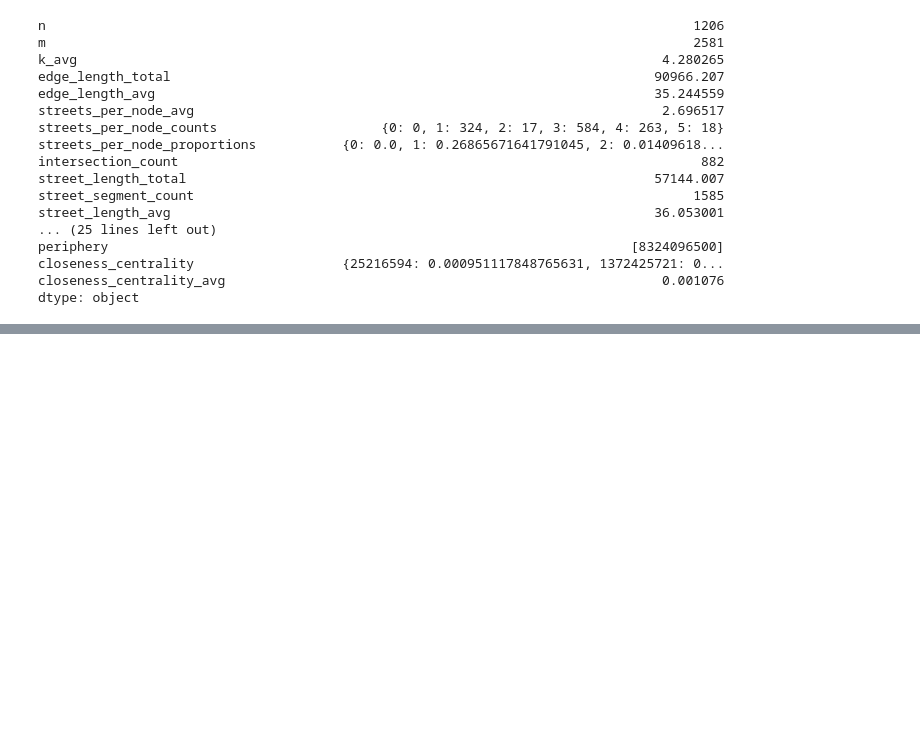
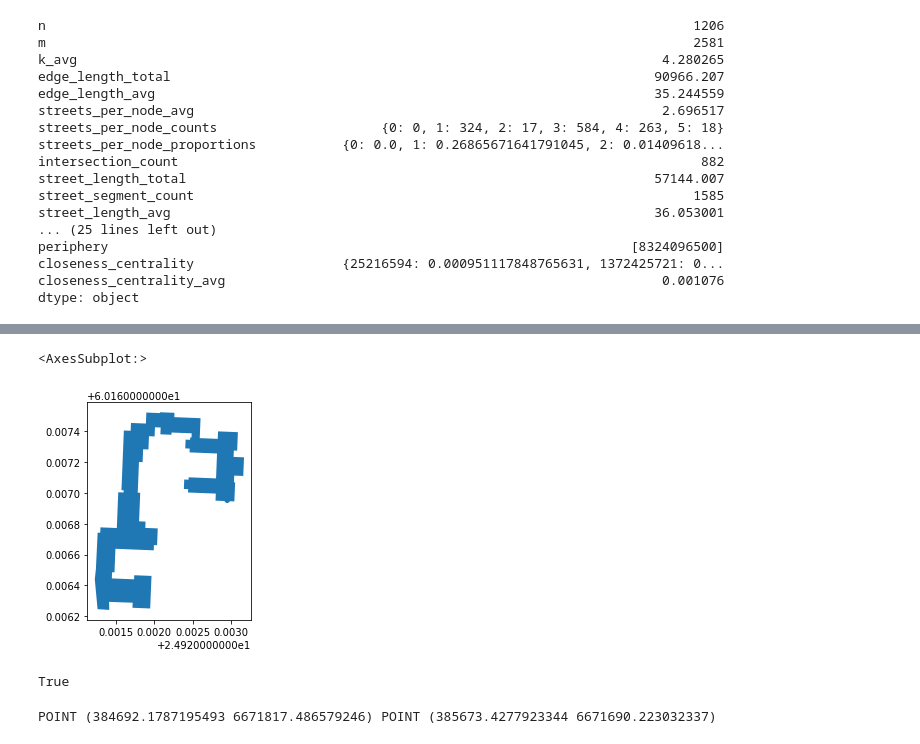
Before and after one commit to Joe-Degs/AutoGIS, a Jupyter notebook: lesson6/network_analysis.ipynb, the cells around one changed output, grey strips where cells are left out. Cells and saved outputs as stored; diff of their text form; code cells hidden in the pictures; blank space fills up the shorter version.

```diff
--- a/lesson6/network_analysis.ipynb
+++ b/lesson6/network_analysis.ipynb
@@ -181,0 +184,4 @@ dtype: object
+# %%
+placename = "Maria 01, Helsinki"
+geocoded_place = ox.geocode_to_gdf(placename)
+geocoded_place
@@ -181,0 +191,5 @@ dtype: object
+# %%
+geocoded_place.plot()
+# %% [output]
+<AxesSubplot:>
+[figure, added]
@@ -181,0 +198,4 @@ dtype: object
+# %%
+geocoded_place.crs == edges.crs
+# %% [output]
+True
@@ -181,0 +216,4 @@ dtype: object
+# %%
+print(origin, destination)
+# %% [output]
+POINT (384692.1787195493 6671817.486579246) POINT (385673.4277923344 6671690.223032337)
```
Also changed, not shown: parts of 20 cells of this notebook, 8 other files.
